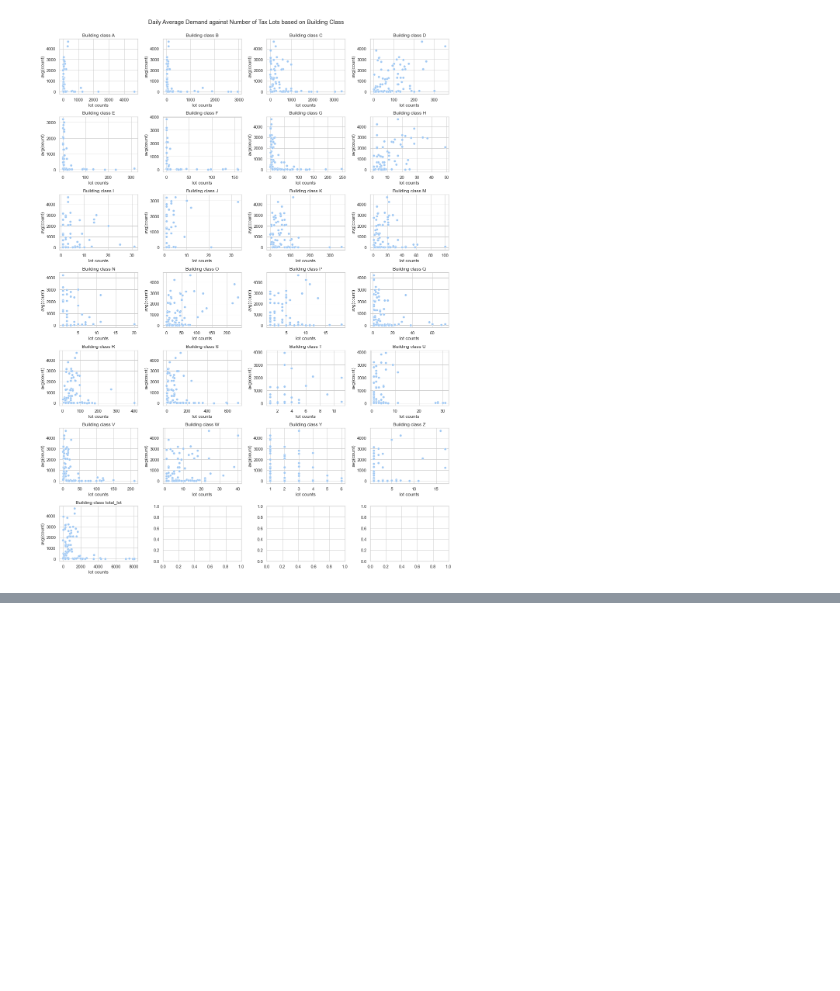
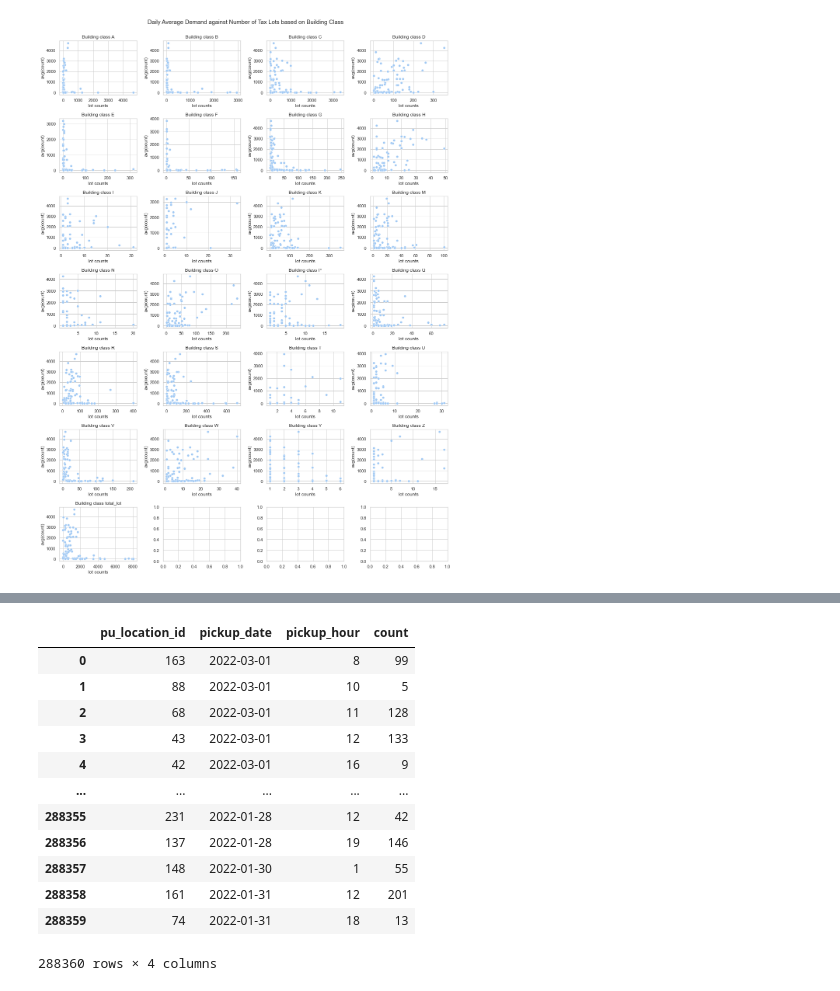
Before and after one commit to MuzhiRo/mast30034-project-1-olivertan1999, a Jupyter notebook: notebooks/EDA.ipynb, the cells around one changed output, grey strips where cells are left out. Cells and saved outputs as stored; diff of their text form; code cells hidden in the pictures; blank space fills up the shorter version.

```diff
--- a/notebooks/EDA.ipynb
+++ b/notebooks/EDA.ipynb
@@ -403,0 +272,16 @@ plt.tight_layout()
+# %%
+borough_hourly_demand['Manhattan']
+# %% [output]
+|  | pu_location_id | pickup_date | pickup_hour | count |
+| 0 | 163 | 2022-03-01 | 8 | 99 |
+| 1 | 88 | 2022-03-01 | 10 | 5 |
+| 2 | 68 | 2022-03-01 | 11 | 128 |
+| 3 | 43 | 2022-03-01 | 12 | 133 |
+| 4 | 42 | 2022-03-01 | 16 | 9 |
+| ... | ... | ... | ... | ... |
+| 288355 | 231 | 2022-01-28 | 12 | 42 |
+| 288356 | 137 | 2022-01-28 | 19 | 146 |
+| 288357 | 148 | 2022-01-30 | 1 | 55 |
+| 288358 | 161 | 2022-01-31 | 12 | 201 |
+| 288359 | 74 | 2022-01-31 | 18 | 13 |
+288360 rows × 4 columns
```
Also changed, not shown: parts of 37 cells of this notebook, 4 other files.
